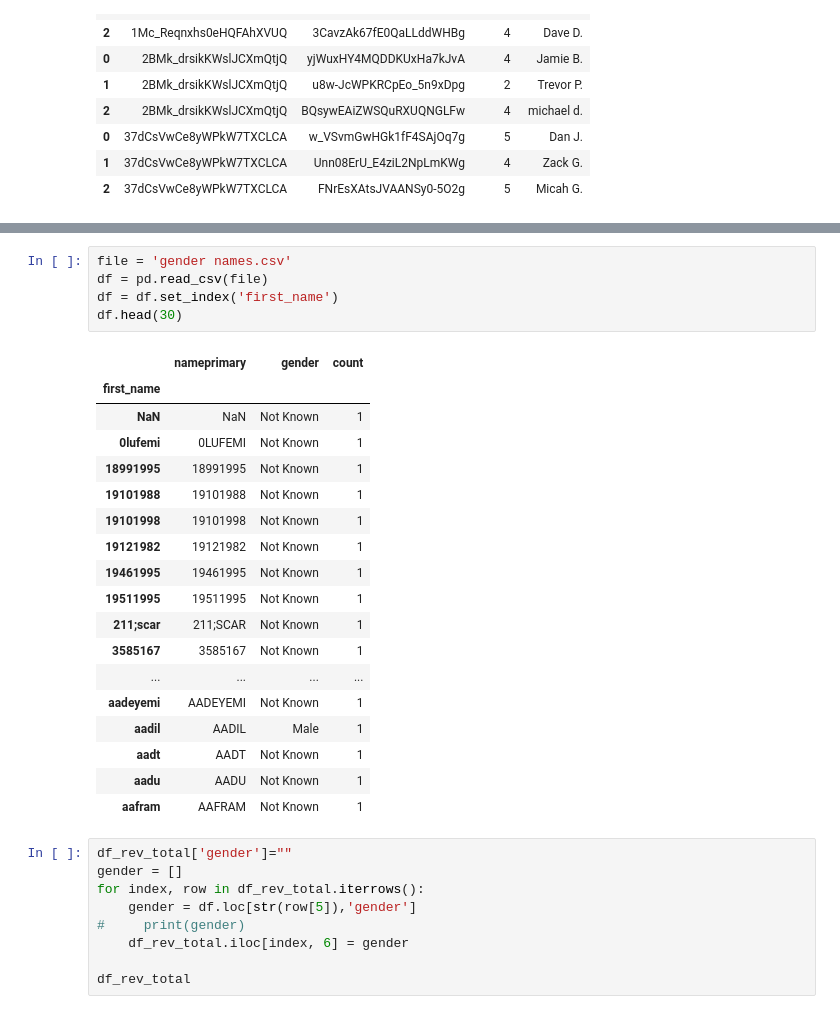
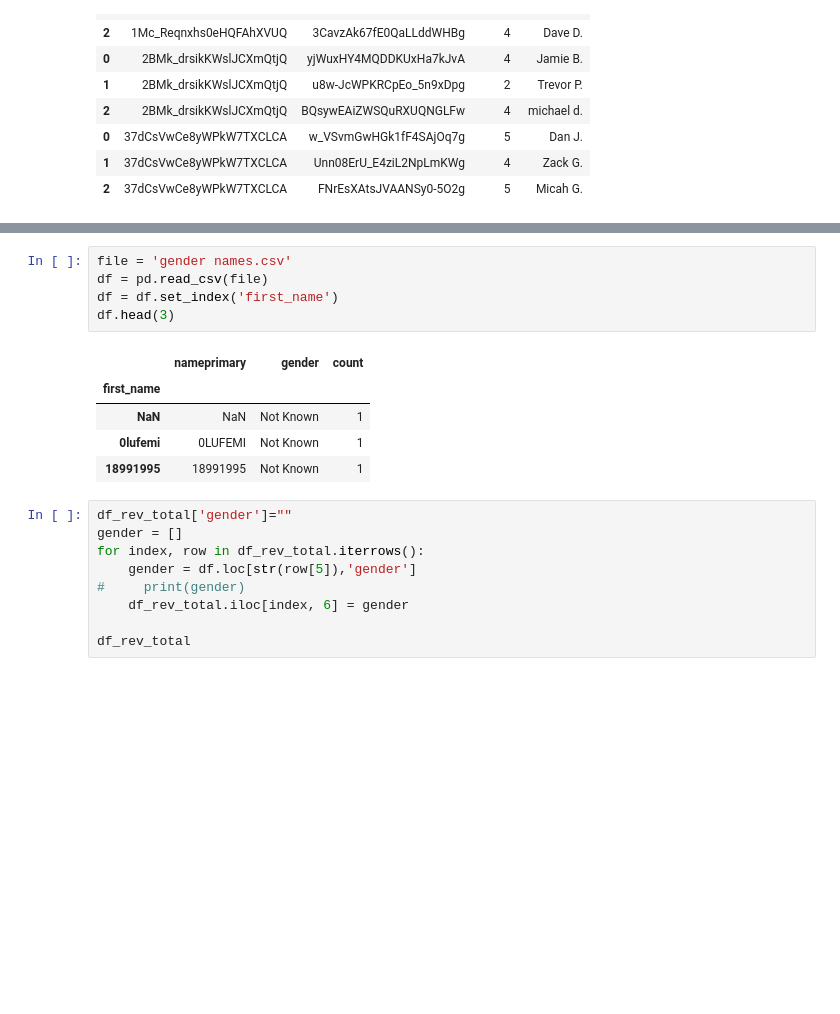
Before and after one commit to DutchDS/Project-1, a Jupyter notebook: Question_2_and_3.ipynb, the cells around one changed output, grey strips where cells are left out. Drawn from its saved outputs; the diff is of its cells as text; blank space fills up the shorter version.

```diff
--- a/Question_2_and_3.ipynb
+++ b/Question_2_and_3.ipynb
@@ -326,27 +302,14 @@ df_rev_total
 # %%
 file = 'gender names.csv'
 df = pd.read_csv(file)
 df = df.set_index('first_name')
-df.head(30)
+df.head(3)
 # %% [output]
 |  | nameprimary | gender | count |
 | first_name |  |  |  |
 | NaN | NaN | Not Known | 1 |
 | 0lufemi | 0LUFEMI | Not Known | 1 |
 | 18991995 | 18991995 | Not Known | 1 |
-| 19101988 | 19101988 | Not Known | 1 |
-| 19101998 | 19101998 | Not Known | 1 |
-| 19121982 | 19121982 | Not Known | 1 |
-| 19461995 | 19461995 | Not Known | 1 |
-| 19511995 | 19511995 | Not Known | 1 |
-| 211;scar | 211;SCAR | Not Known | 1 |
-| 3585167 | 3585167 | Not Known | 1 |
-| ... | ... | ... | ... |
-| aadeyemi | AADEYEMI | Not Known | 1 |
-| aadil | AADIL | Male | 1 |
-| aadt | AADT | Not Known | 1 |
-| aadu | AADU | Not Known | 1 |
-| aafram | AAFRAM | Not Known | 1 |
 # %%
 df_rev_total['gender']=""
 gender = []
```
Also changed, not shown: parts of 8 cells of this notebook.
